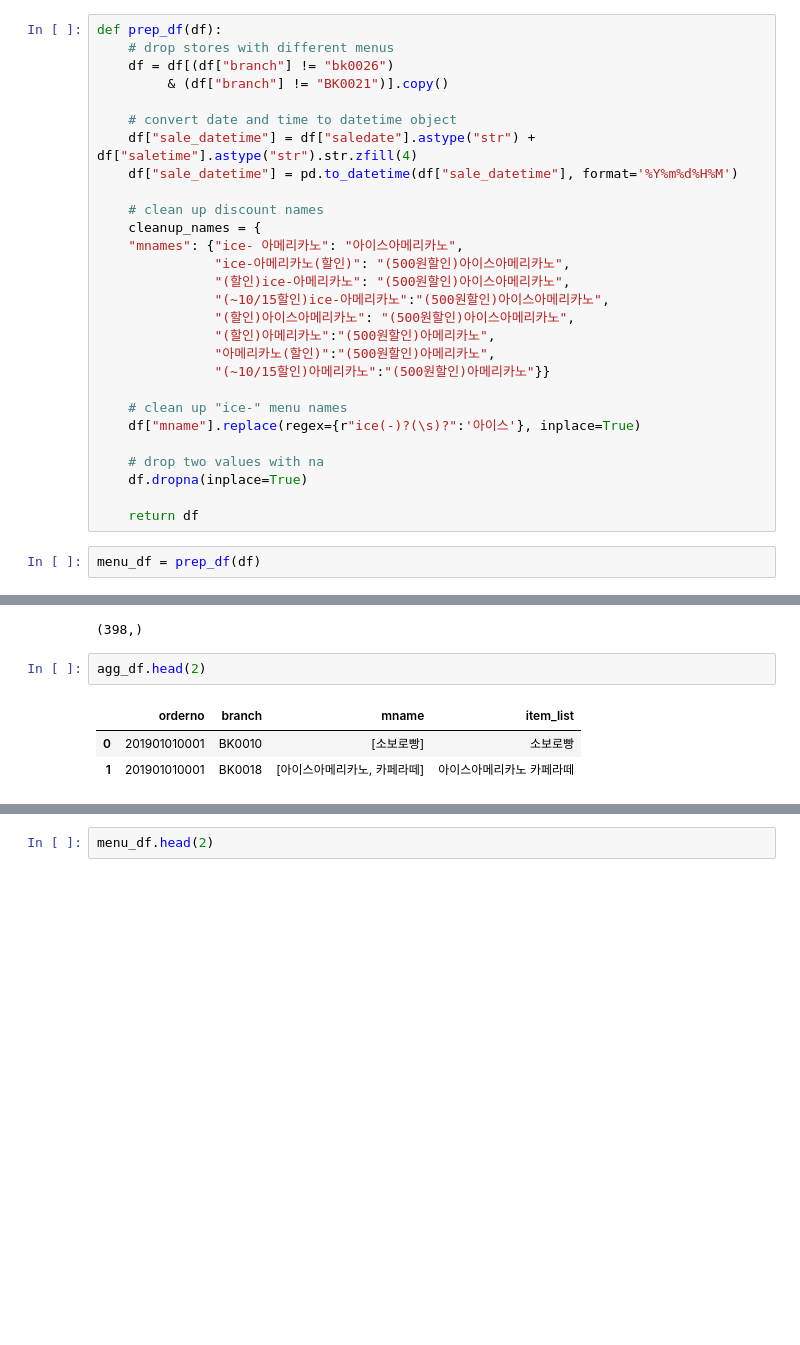
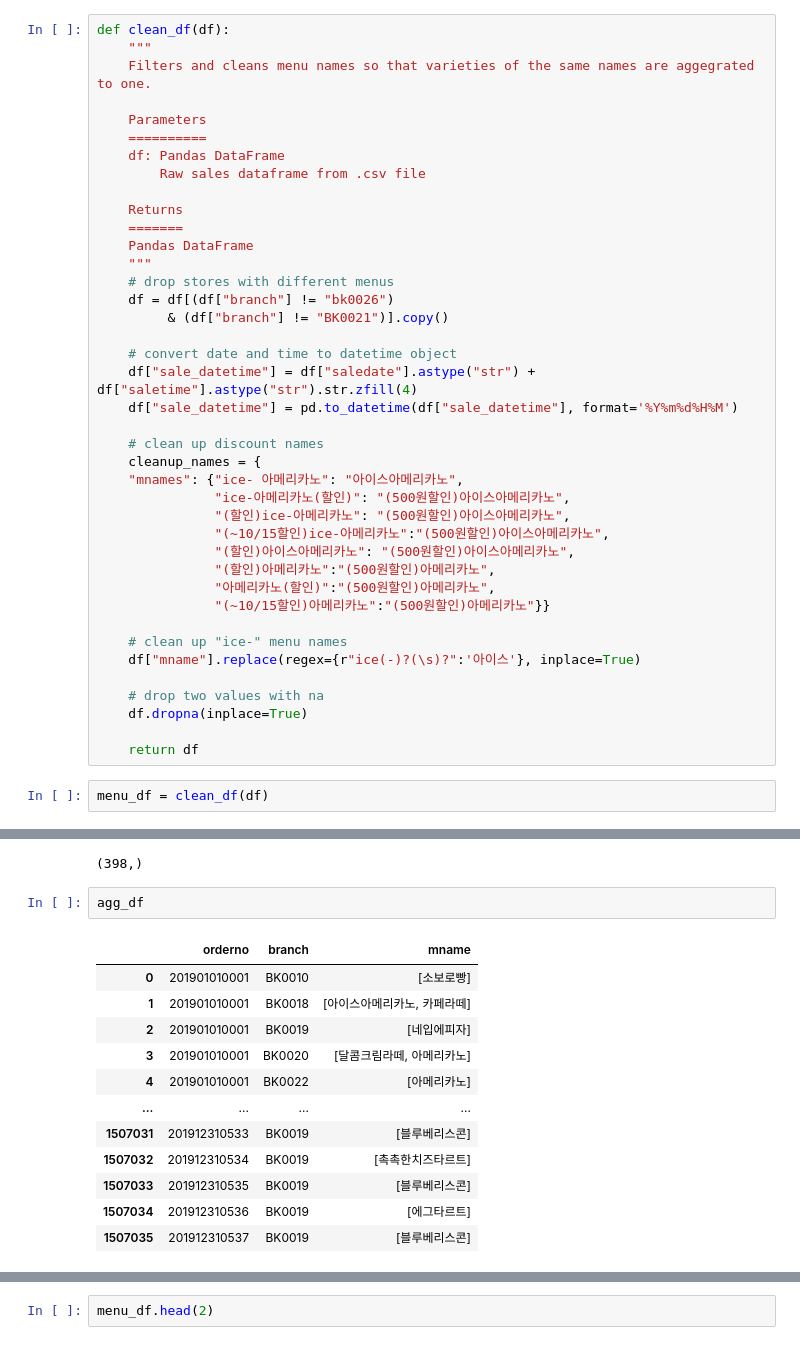
Before and after one commit to chul0717/capstone2, a Jupyter notebook: src/clustering.ipynb, the cells around one changed output, grey strips where cells are left out. Drawn from its saved outputs; the diff is of its cells as text; blank space fills up the shorter version.

```diff
--- a/src/clustering.ipynb
+++ b/src/clustering.ipynb
@@ -30,7 +30,19 @@ df.head()
 | 3 | 201906110001 | 1 | BK0008 | 20190611 | 1756 | 1100.0 | 385 | 단팥빵 | 1 | 1200.0 | 1200.0 | ... |
 | 4 | 201906110001 | 2 | BK0008 | 20190611 | 1756 | 1100.0 | 392 | 소보로빵 | 1 | 1200.0 | 1200.0 | ... |
 # %%
-def prep_df(df):
+def clean_df(df):
+    """
+    Filters and cleans menu names so that varieties of the same names are aggegrated to one.
+
+    Parameters
+    ==========
+    df: Pandas DataFrame
+        Raw sales dataframe from .csv file
+
+    Returns
+    =======
+    Pandas DataFrame
+    """
     # drop stores with different menus
     df = df[(df["branch"] != "bk0026")
          & (df["branch"] != "BK0021")].copy()
@@ -58,5 +70,5 @@ def prep_df(df):
 
     return df
 # %%
-menu_df = prep_df(df)
+menu_df = clean_df(df)
 # %%
@@ -142,8 +155,17 @@ menu_list.shape
 # %% [output]
 (398,)
 # %%
-agg_df.head(2)
+agg_df
 # %% [output]
-|  | orderno | branch | mname | item_list |
-| 0 | 201901010001 | BK0010 | [소보로빵] | 소보로빵 |
-| 1 | 201901010001 | BK0018 | [아이스아메리카노, 카페라떼] | 아이스아메리카노 카페라떼 |
+|  | orderno | branch | mname |
+| 0 | 201901010001 | BK0010 | [소보로빵] |
+| 1 | 201901010001 | BK0018 | [아이스아메리카노, 카페라떼] |
+| 2 | 201901010001 | BK0019 | [네입에피자] |
+| 3 | 201901010001 | BK0020 | [달콤크림라떼, 아메리카노] |
+| 4 | 201901010001 | BK0022 | [아메리카노] |
+| ... | ... | ... | ... |
+| 1507031 | 201912310533 | BK0019 | [블루베리스콘] |
+| 1507032 | 201912310534 | BK0019 | [촉촉한치즈타르트] |
+| 1507033 | 201912310535 | BK0019 | [블루베리스콘] |
+| 1507034 | 201912310536 | BK0019 | [에그타르트] |
+| 1507035 | 201912310537 | BK0019 | [블루베리스콘] |
```
Also changed, not shown: parts of 14 cells of this notebook.
